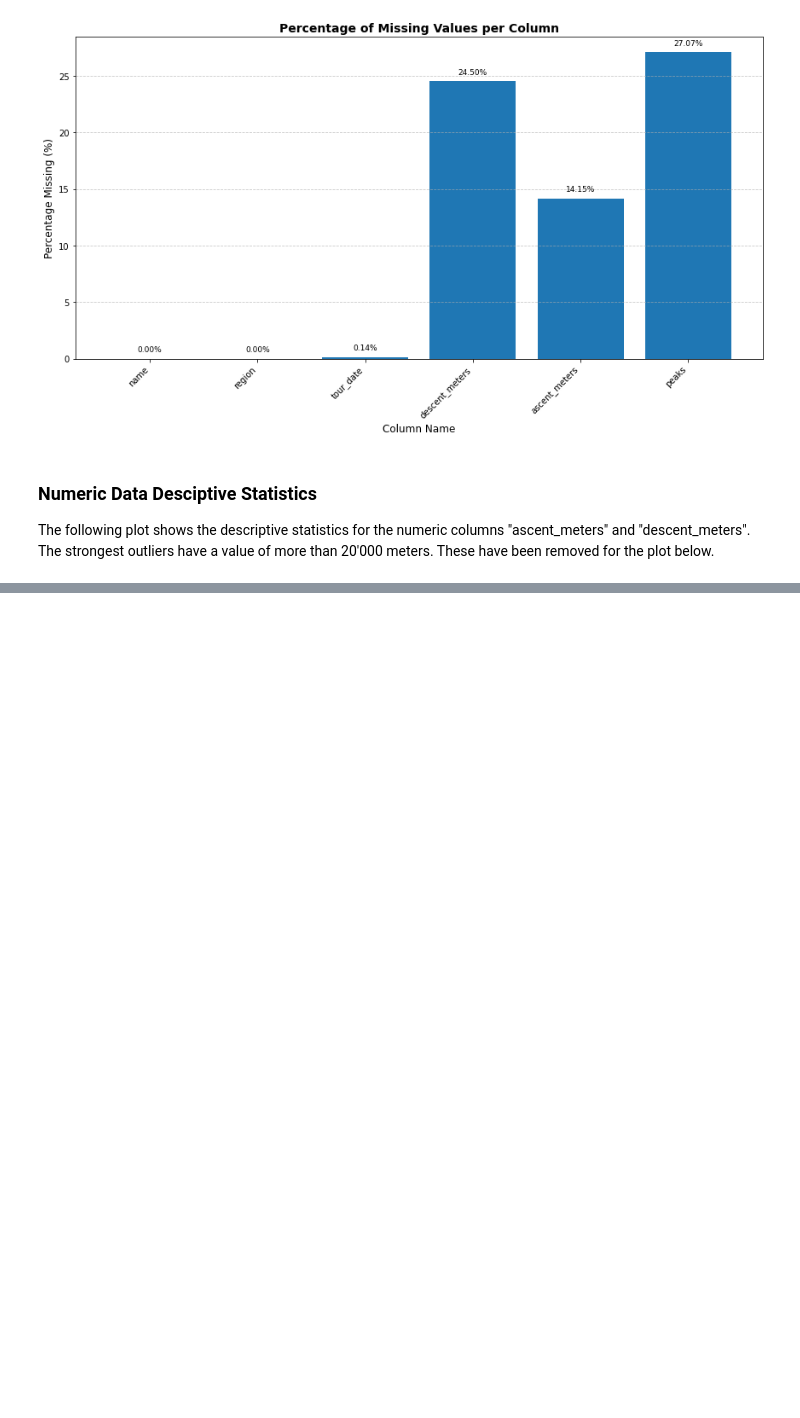
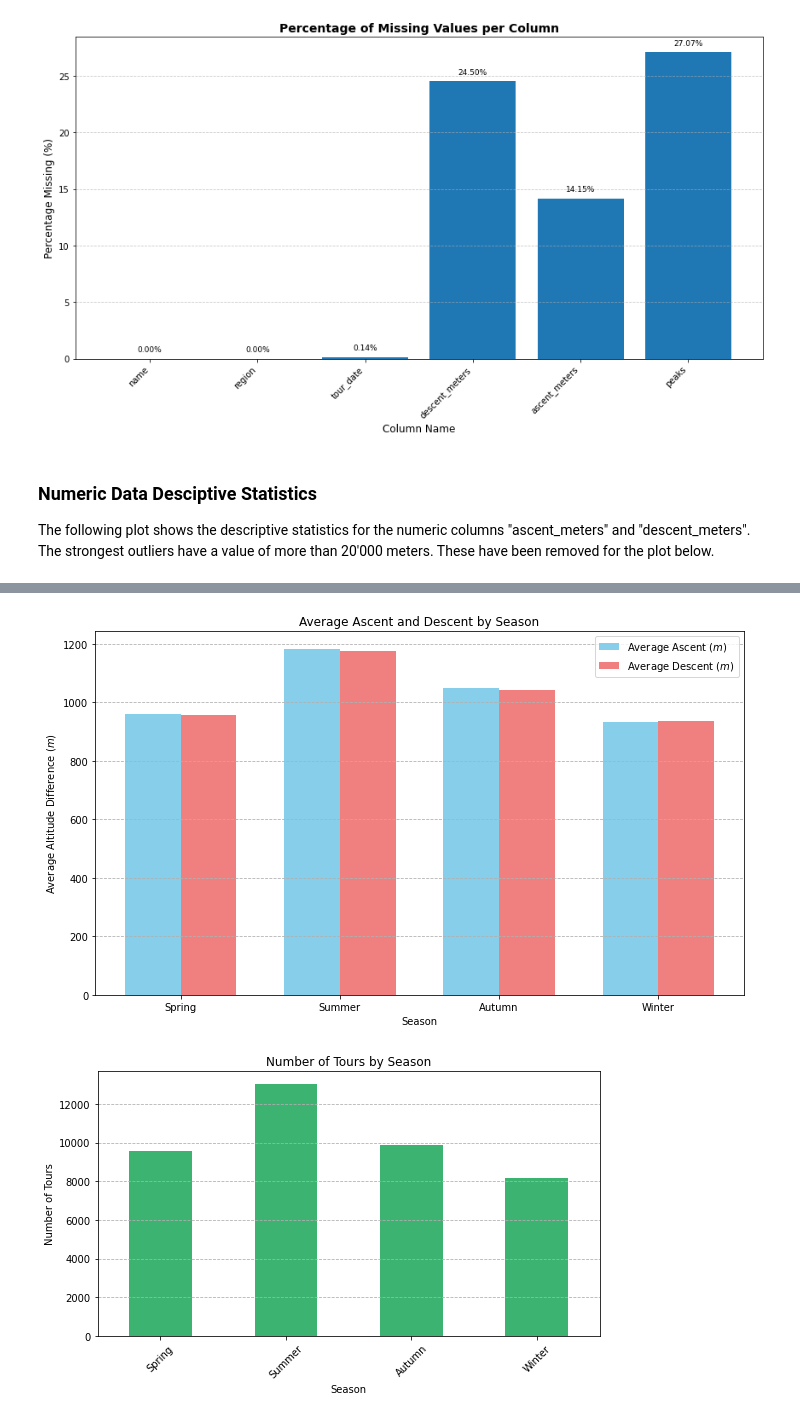
Before and after one commit to benajakuhn/dawrAssignment3, a Jupyter notebook: DAWR Assignment 3 Spark Skeleton.ipynb, the cells around one changed output, grey strips where cells are left out. Cells and saved outputs as stored; diff of their text form; code cells hidden in the pictures; blank space fills up the shorter version.

Commit message:
added aggregation and therefore finished task 3 and all thats missing is the report

```diff
--- a/DAWR Assignment 3 Spark Skeleton.ipynb
+++ b/DAWR Assignment 3 Spark Skeleton.ipynb
@@ -557,0 +615,42 @@ Removed 3 records from descent data (values > 20,000).
+# %%
+import pandas as pd
+import matplotlib.pyplot as plt
+import numpy as np
+
+seasonal_aggregation = seasonal_aggregation.set_index('season')
+
+# Define the order of seasons for consistent plotting
+season_order = ['Spring', 'Summer', 'Autumn', 'Winter']
+seasonal_aggregation = seasonal_aggregation.reindex(season_order)
+
+# Plot 1: Average Ascent and Descent
+fig1, ax1 = plt.subplots(figsize=(10, 6))
+bar_width = 0.35
+index = np.arange(len(seasonal_aggregation.index))
+
+bar1 = ax1.bar(index - bar_width/2, seasonal_aggregation['average_ascent'], bar_width, label='Average Ascent ($m$)', color='skyblue')
+bar2 = ax1.bar(index + bar_width/2, seasonal_aggregation['average_descent'], bar_width, label='Average Descent ($m$)', color='lightcoral')
+
+ax1.set_xlabel('Season')
+ax1.set_ylabel('Average Altitude Difference ($m$)')
+ax1.set_title('Average Ascent and Descent by Season')
+ax1.set_xticks(index)
+ax1.set_xticklabels(seasonal_aggregation.index)
+ax1.legend()
+ax1.grid(axis='y', linestyle='--')
+plt.tight_layout()
+plt.show()
+
+# Plot 2: Number of Tours
+fig2, ax2 = plt.subplots(figsize=(8, 5))
+seasonal_aggregation['number_of_tours'].plot(kind='bar', ax=ax2, color='mediumseagreen')
+ax2.set_xlabel('Season')
+ax2.set_ylabel('Number of Tours')
+ax2.set_title('Number of Tours by Season')
+ax2.tick_params(axis='x', rotation=45)
+ax2.grid(axis='y', linestyle='--')
+plt.tight_layout()
+plt.show()
+# %% [output]
+[figure, added]
+[figure, added]
```
Also changed, not shown: parts of 3 cells of this notebook.
